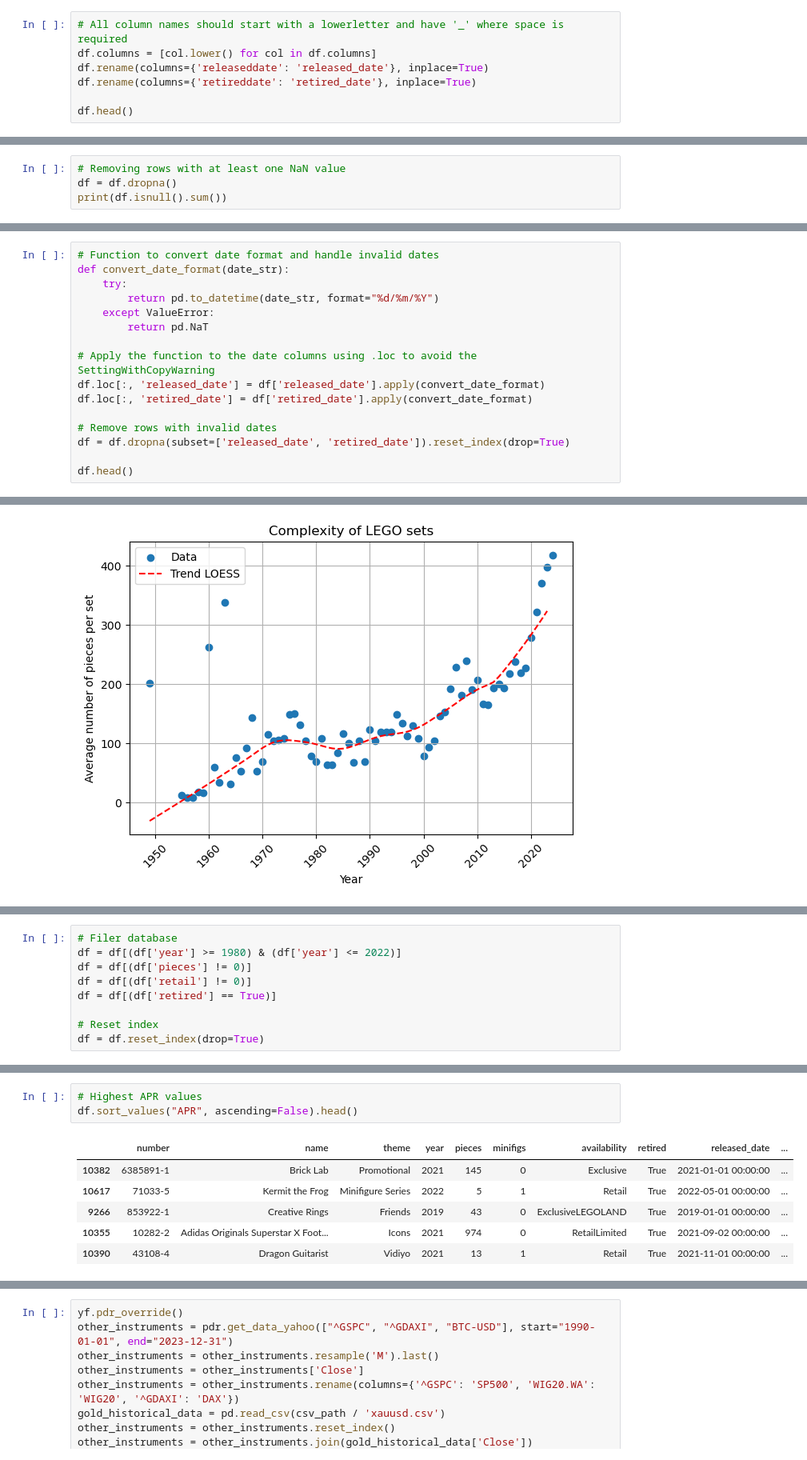
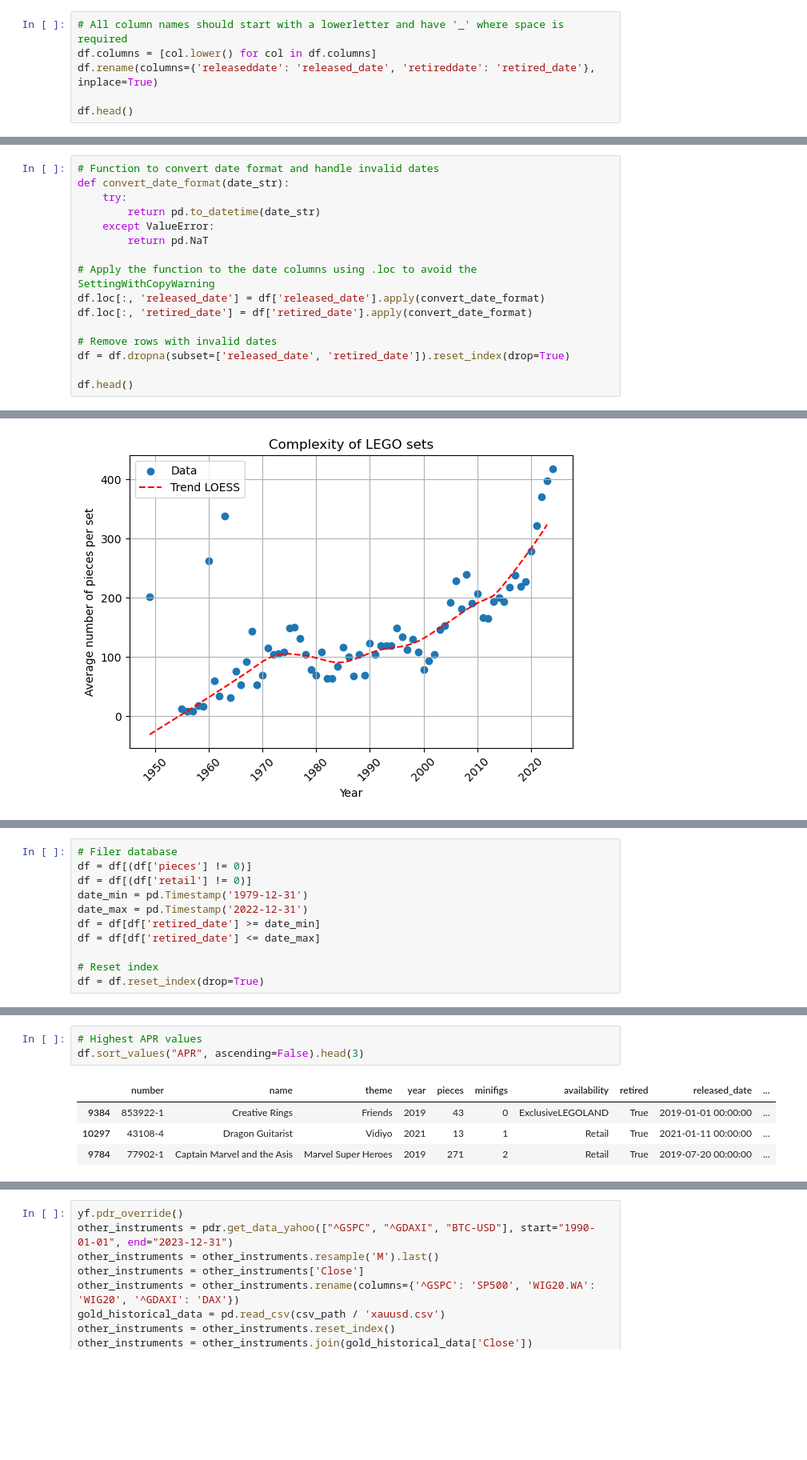
Before and after one commit to dawidgrabarczyk/lego-investment-analysis, a Jupyter notebook: lego.ipynb, the cells around one changed output, grey strips where cells are left out. Shown: that part at 80% size. Cells and saved outputs as stored; diff of their text form; blank space fills up the shorter version.

```diff
--- a/lego.ipynb
+++ b/lego.ipynb
@@ -38,8 +67,7 @@ df = df.drop(['Subtheme', 'Paid', 'Growth', 'Condition', 'Date', 'Notes', 'Colle
 # %%
 # All column names should start with a lowerletter and have '_' where space is required
 df.columns = [col.lower() for col in df.columns]
-df.rename(columns={'releaseddate': 'released_date'}, inplace=True)
-df.rename(columns={'retireddate': 'retired_date'}, inplace=True)
+df.rename(columns={'releaseddate': 'released_date', 'retireddate': 'retired_date'}, inplace=True)
 
 df.head()
 # %% [output]
@@ -71,7 +99,3 @@ retail            0
 value             0
 dtype: int64
 Number of rows with at least one NaN value: 35.
-# %%
-# Removing rows with at least one NaN value
-df = df.dropna()
-print(df.isnull().sum())
@@ -120,7 +130,7 @@ df.head()
 # Function to convert date format and handle invalid dates
 def convert_date_format(date_str):
     try:
-        return pd.to_datetime(date_str, format="%d/%m/%Y")
+        return pd.to_datetime(date_str)
     except ValueError:
         return pd.NaT
 
@@ -312,9 +376,11 @@ plt.show()
 # %%
 # Filer database
-df = df[(df['year'] >= 1980) & (df['year'] <= 2022)]
 df = df[(df['pieces'] != 0)]
 df = df[(df['retail'] != 0)]
-df = df[(df['retired'] == True)]
+date_min = pd.Timestamp('1979-12-31')
+date_max = pd.Timestamp('2022-12-31')
+df = df[df['retired_date'] >= date_min]
+df = df[df['retired_date'] <= date_max]
 
 # Reset index
 df = df.reset_index(drop=True)
@@ -390,13 +447,11 @@ big       0.059
 Name: APR, dtype: float64
 # %%
 # Highest APR values
-df.sort_values("APR", ascending=False).head()
+df.sort_values("APR", ascending=False).head(3)
 # %% [output]
 |  | number | name | theme | year | pieces | minifigs | availability | retired | released_date | ... |
-| 10382 | 6385891-1 | Brick Lab | Promotional | 2021 | 145 | 0 | Exclusive | True | 2021-01-01 00:00:00 | ... |
-| 10617 | 71033-5 | Kermit the Frog | Minifigure Series | 2022 | 5 | 1 | Retail | True | 2022-05-01 00:00:00 | ... |
-| 9266 | 853922-1 | Creative Rings | Friends | 2019 | 43 | 0 | ExclusiveLEGOLAND | True | 2019-01-01 00:00:00 | ... |
-| 10355 | 10282-2 | Adidas Originals Superstar X Foot... | Icons | 2021 | 974 | 0 | RetailLimited | True | 2021-09-02 00:00:00 | ... |
-| 10390 | 43108-4 | Dragon Guitarist | Vidiyo | 2021 | 13 | 1 | Retail | True | 2021-11-01 00:00:00 | ... |
+| 9384 | 853922-1 | Creative Rings | Friends | 2019 | 43 | 0 | ExclusiveLEGOLAND | True | 2019-01-01 00:00:00 | ... |
+| 10297 | 43108-4 | Dragon Guitarist | Vidiyo | 2021 | 13 | 1 | Retail | True | 2021-01-11 00:00:00 | ... |
+| 9784 | 77902-1 | Captain Marvel and the Asis | Marvel Super Heroes | 2019 | 271 | 2 | Retail | True | 2019-07-20 00:00:00 | ... |
 # %%
 # Lowest APR values
```
Also changed, not shown: parts of 52 cells of this notebook, 10 other files.
